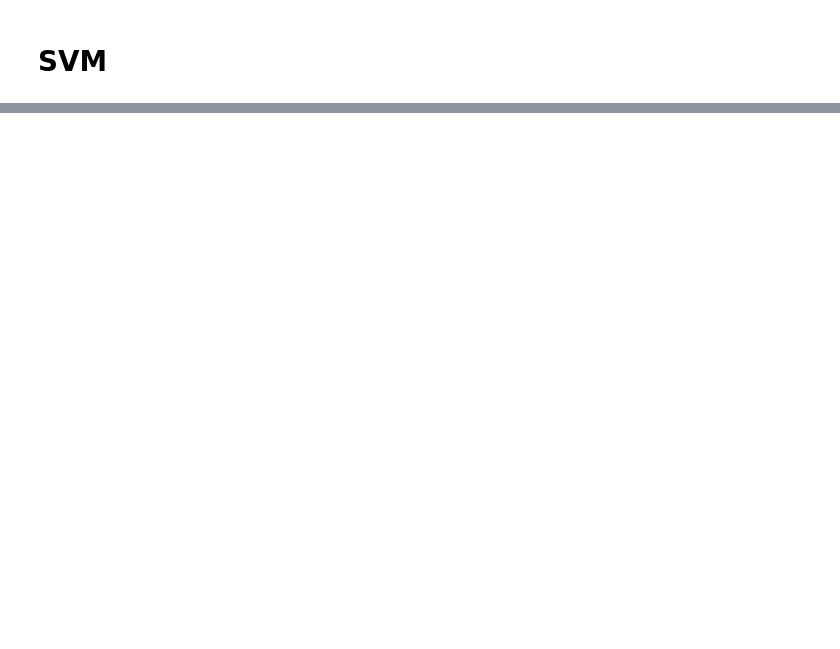
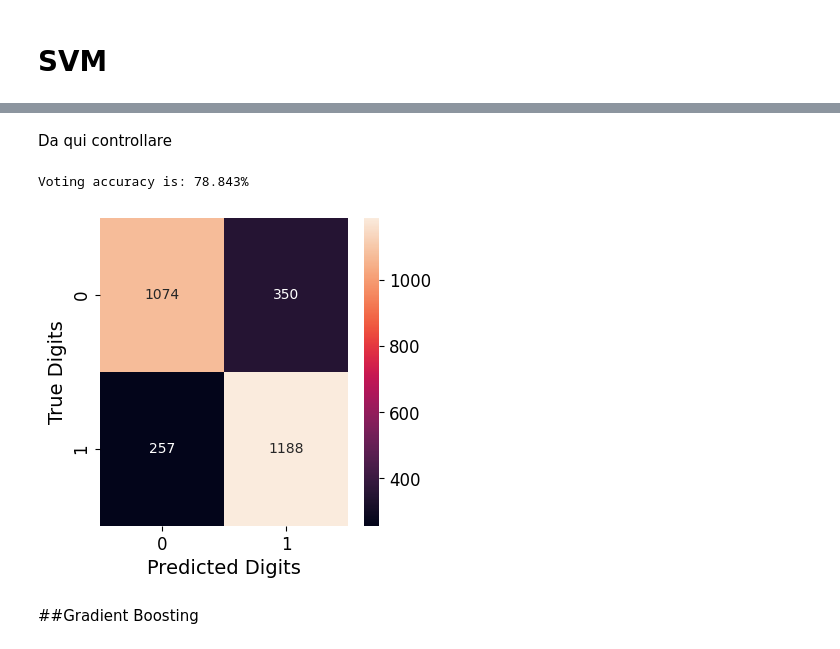
Before and after one commit to jhonnybenna/machine_learning, a Jupyter notebook: Spaceship_Titanic.ipynb, the cells around one changed output, grey strips where cells are left out. Saved outputs shown, nothing was run; the diff lists cells and outputs as text; code cells hidden in the pictures; blank space fills up the shorter version.

```diff
--- a/Spaceship_Titanic.ipynb
+++ b/Spaceship_Titanic.ipynb
@@ -701,0 +513,25 @@ Accuracy: 0.801673056814221
+# %%
+def model_performance(model, test_x, test_y):
+    pred = model.predict(test_x)
+    print('Balanced Accuracy:', round(balanced_accuracy_score(test_y, pred), 4))
+    print('AUC:', round(roc_auc_score(test_y, pred), 4))
+    print('F1 scroe overall:',round(f1_score(test_y, pred,average = 'micro'), 4))
+    print(f'log_loss:{round(log_loss(test_y,pred), 4)}')
+    return pred
+# %%
+# Number of trees in random forest
+n_estimators = [int(x) for x in np.linspace(start=300, stop=500, num=1)]
+# Learning rate in AdaBoost
+learning_rate = [(0.97 + x / 100) for x in range(0, 8)]
+# Type of algorithm used in AdaBoost
+algorithm = ['SAMME', 'SAMME.R']
+
+ada = AdaBoostClassifier(DecisionTreeClassifier(max_depth=1),random_state=42)
+
+parameters = {
+    'n_estimators': n_estimators,
+    'learning_rate': learning_rate,
+    'algorithm': algorithm
+}
+ada_grid = GridSearchCV(ada, parameters,scoring="accuracy", cv=5, verbose=1, n_jobs=-1) #riprova
+ada_grid.fit(X_train, y_train)
@@ -701,0 +555,5 @@ Accuracy: 0.801673056814221
+# %%
+ada_clf = AdaBoostClassifier(
+    DecisionTreeClassifier(max_depth=1), n_estimators=300,
+    algorithm="SAMME", learning_rate=0.97, random_state=42)
+ada_clf.fit(X_train, y_train)
@@ -701,0 +564,5 @@ Accuracy: 0.801673056814221
+# %%
+
+y_pred_ada=model_performance(ada_clf, X_test, y_test)
+
+#len(ada_v)
@@ -701,0 +587,16 @@ Accuracy: 0.801673056814221
+# %% [markdown]
+Da qui controllare
+# %%
+Ada_acc=ada_clf.score(X_test, y_test)
+print("Voting accuracy is: {0:.3f}%".format(Ada_acc * 100))
+cm_ada = confusion_matrix(y_test, y_pred_ada)
+plt.figure(figsize=(4, 4))
+sns.heatmap(cm_ada, annot=True, fmt='.0f')
+plt.xlabel("Predicted Digits")
+plt.ylabel("True Digits")
+plt.show()
+# %% [output]
+Voting accuracy is: 78.843%
+[figure, added]
+# %% [markdown]
+##Gradient Boosting
```
Also changed, not shown: parts of 47 cells of this notebook.
